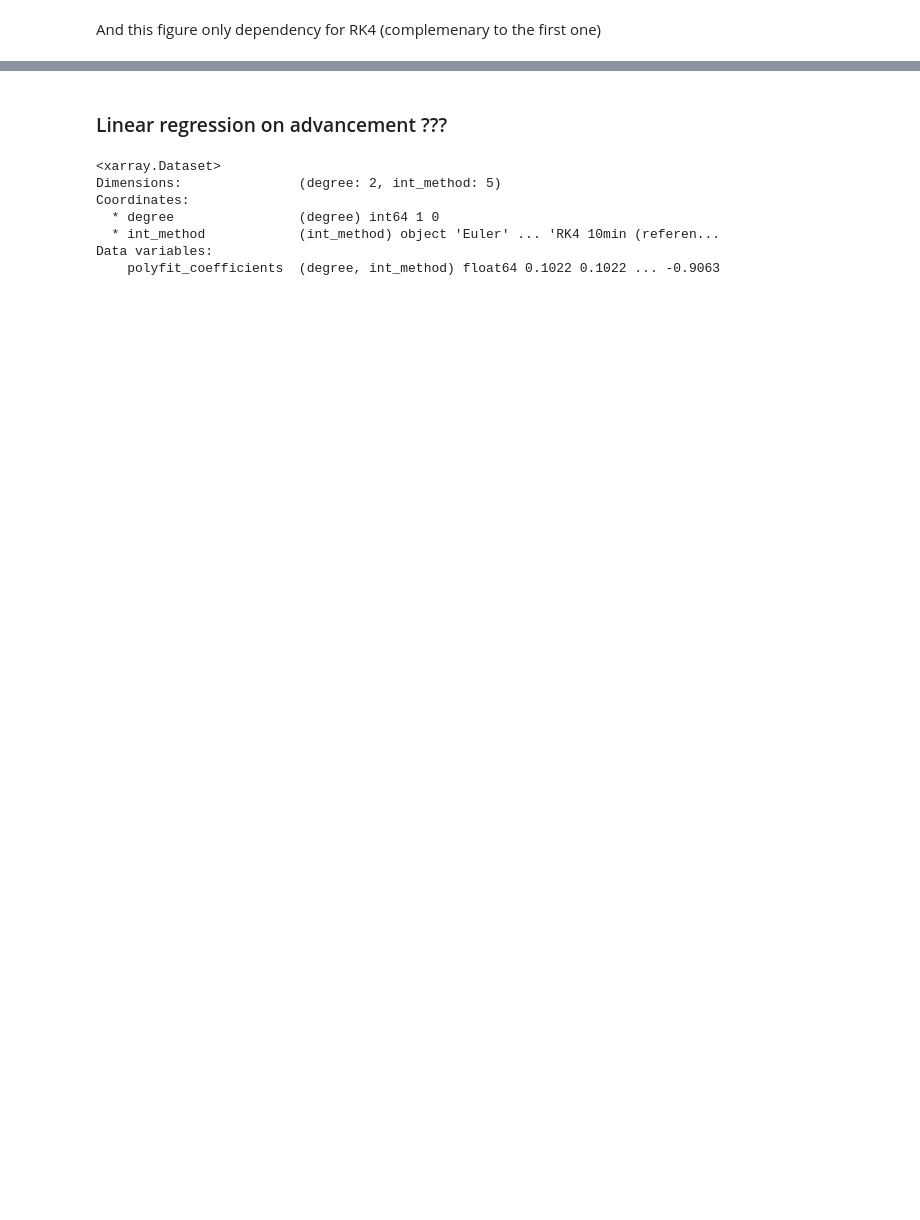
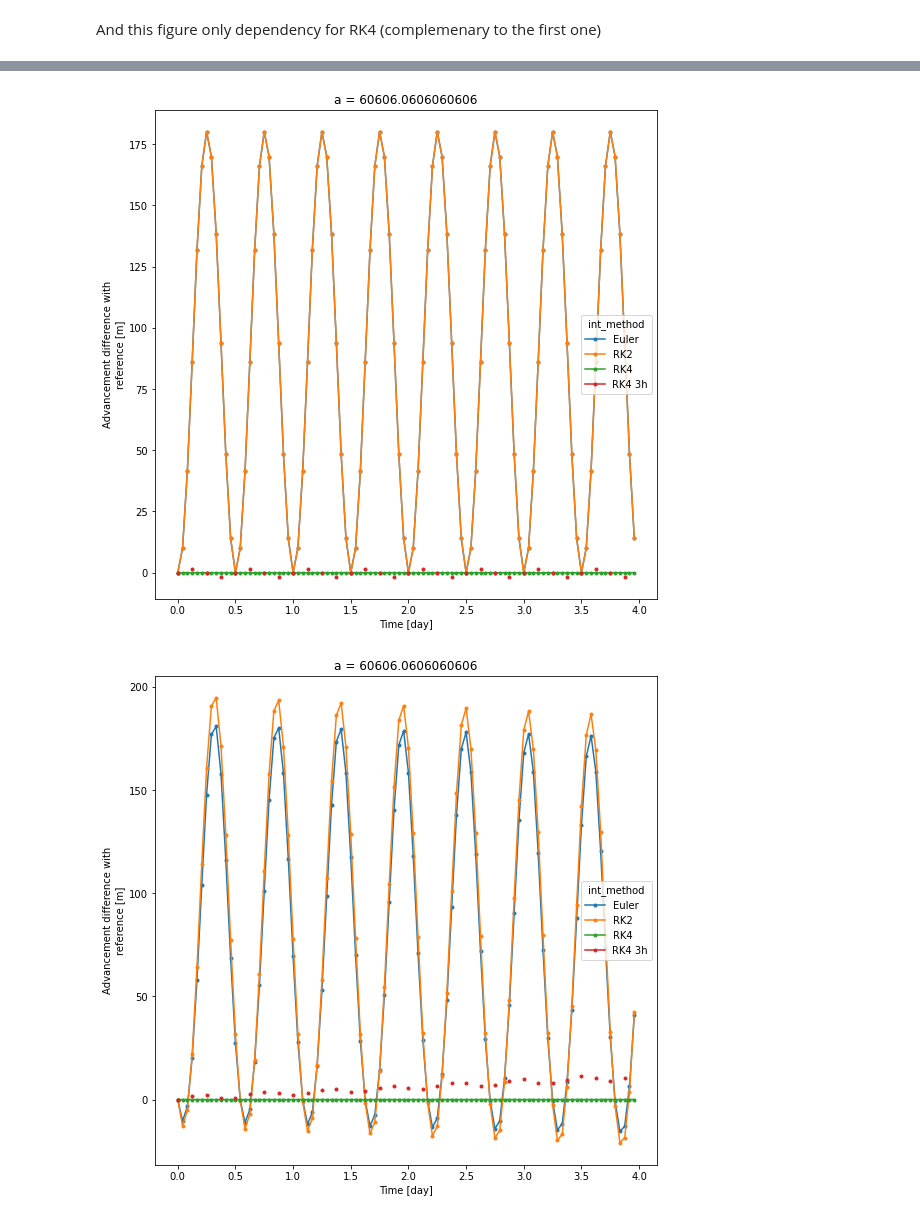
Before and after one commit to margot-demol/stage-m1, a Jupyter notebook: development/temporal_int_comparison.ipynb, the cells around one changed output, grey strips where cells are left out. Saved outputs shown, nothing was run; the diff lists cells and outputs as text; code cells hidden in the pictures; blank space fills up the shorter version.

```diff
--- a/development/temporal_int_comparison.ipynb
+++ b/development/temporal_int_comparison.ipynb
@@ -241,12 +268,19 @@ plt.draw()
-# %% [markdown]
-### Linear regression on advancement ???
-# %%
-comp.reglin_mean_adv()
-# %% [output]
-<xarray.Dataset>
-Dimensions:               (degree: 2, int_method: 5)
-Coordinates:
-  * degree                (degree) int64 1 0
-  * int_method            (int_method) object 'Euler' ... 'RK4 10min (referen...
-Data variables:
-    polyfit_coefficients  (degree, int_method) float64 0.1022 0.1022 ... -0.9063
+# %%
+for ki in K:
+    z=sti.SetUp(advected=0)
+    z.update_parameters(velocity__k=ki)
+    compz=sti.Temp_Int_Comp(z,advected=0,k=ki)
+    compz.print_diff_adv(traj=30)
+    t=z.out_ds.otime
+    zp=z['p'].isel(a=30)
+    z0=z['p'].isel(a=30, otime=0)
+    err=z['uw']*sti.h2s/2/2*(xr.ufuncs.cos(z['k']*z0)-xr.ufuncs.cos(z['w']*t-z['k']*zp))
+    #err=z['uw']*sti.h2s/2/2*(xr.ufuncs.cos(z['k']*(zp-z['um']*t))-xr.ufuncs.cos(z['w']*t-z['k']*(zp-z['um']*t)))
+    err.attrs={'units':'m', "long_name":"Advancement difference with reference"}
+    otime_day = err.otime/(24*3600)
+    err.coords['otime_day']=otime_day
+    err.otime_day.attrs={"units":"day", "long_name":"Time"}
+    err.plot(x='otime_day')
+# %% [output]
+[figure, added]
+[figure, added]
```
Also changed, not shown: parts of 22 cells of this notebook.
